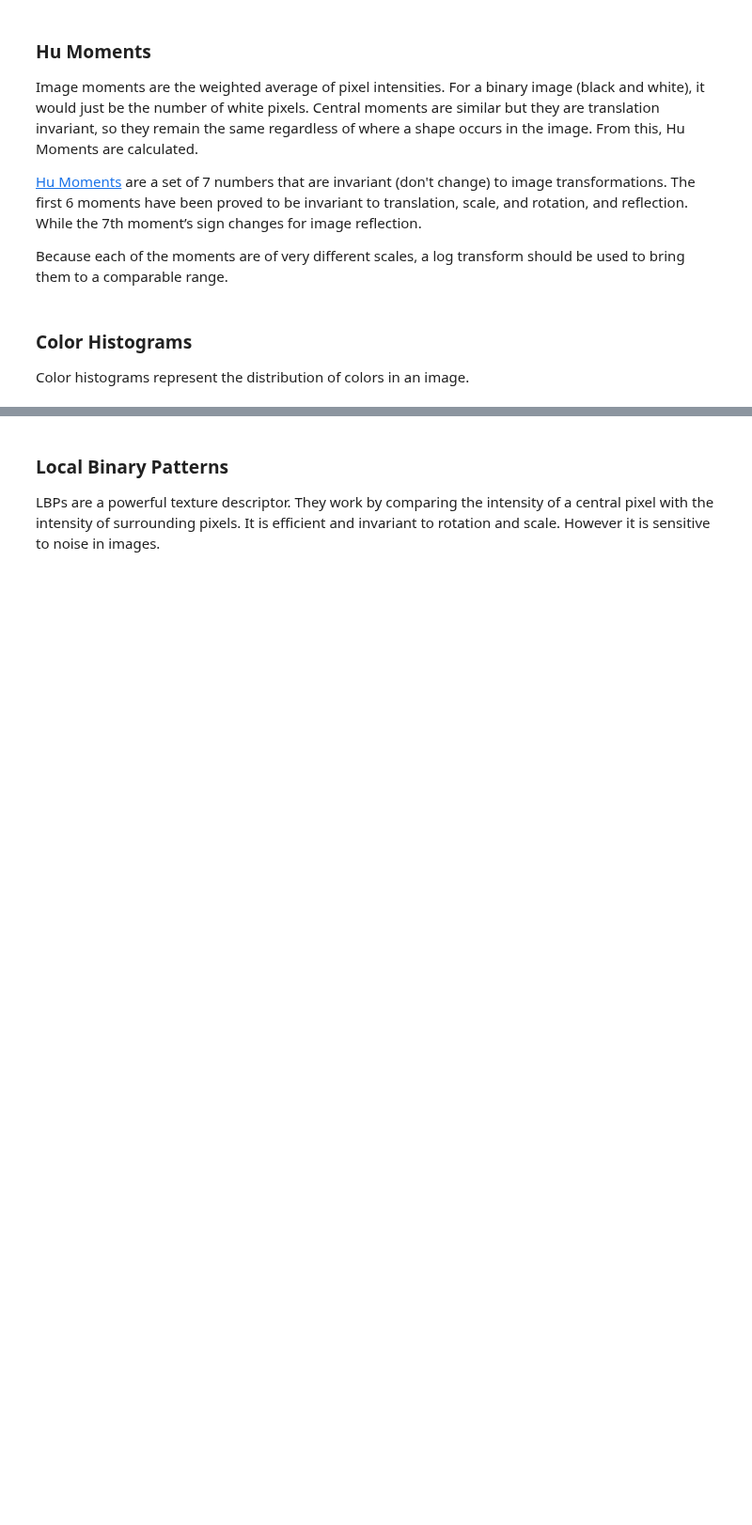
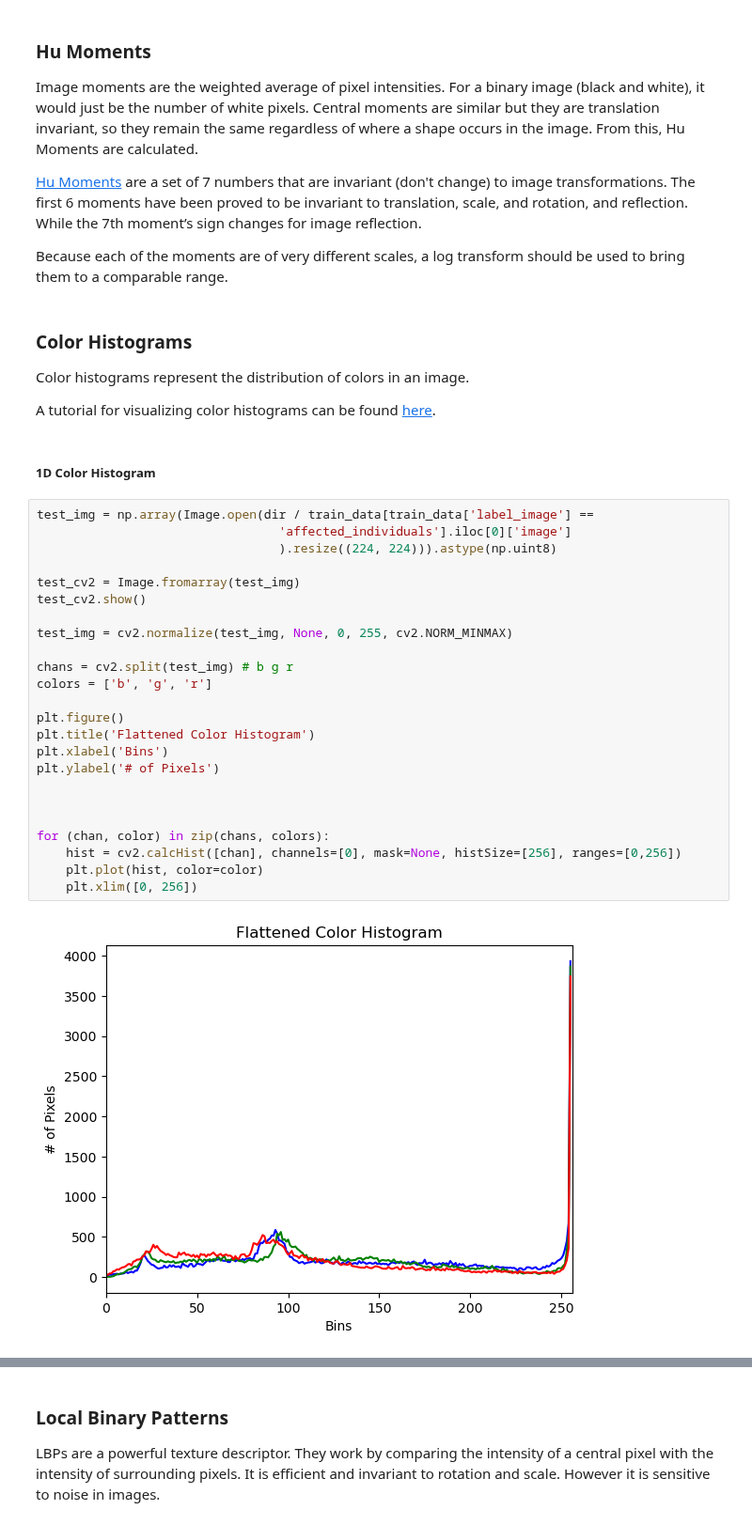
Before and after one commit to AgafiaB/SURE-2025, a Jupyter notebook: fullnotebook1.ipynb, the cells around one changed output, grey strips where cells are left out. Shown at 94% size. Drawn from its saved outputs; the diff is of its cells as text; blank space fills up the shorter version.

Commit message:
visualizing color histograms example

```diff
--- a/fullnotebook1.ipynb
+++ b/fullnotebook1.ipynb
@@ -225,3 +225,33 @@ Because each of the moments are of very different scales, a log transform should
 ### Color Histograms
 
 Color histograms represent the distribution of colors in an image.
+
+A tutorial for visualizing color histograms can be found [here](https://pyimagesearch.com/2021/04/28/opencv-image-histograms-cv2-calchist/).
+# %% [markdown]
+##### 1D Color Histogram
+# %%
+test_img = np.array(Image.open(dir / train_data[train_data['label_image'] ==
+                                 'affected_individuals'].iloc[0]['image']
+                                 ).resize((224, 224))).astype(np.uint8)
+
+test_cv2 = Image.fromarray(test_img)
+test_cv2.show()
+
+test_img = cv2.normalize(test_img, None, 0, 255, cv2.NORM_MINMAX)
+
+chans = cv2.split(test_img) # b g r
+colors = ['b', 'g', 'r']
+
+plt.figure()
+plt.title('Flattened Color Histogram')
+plt.xlabel('Bins')
+plt.ylabel('# of Pixels')
+
+
+
+for (chan, color) in zip(chans, colors):
+    hist = cv2.calcHist([chan], channels=[0], mask=None, histSize=[256], ranges=[0,256])
+    plt.plot(hist, color=color)
+    plt.xlim([0, 256])
+# %% [output]
+[figure, added]
```
Also changed, not shown: parts of 3 cells of this notebook.
